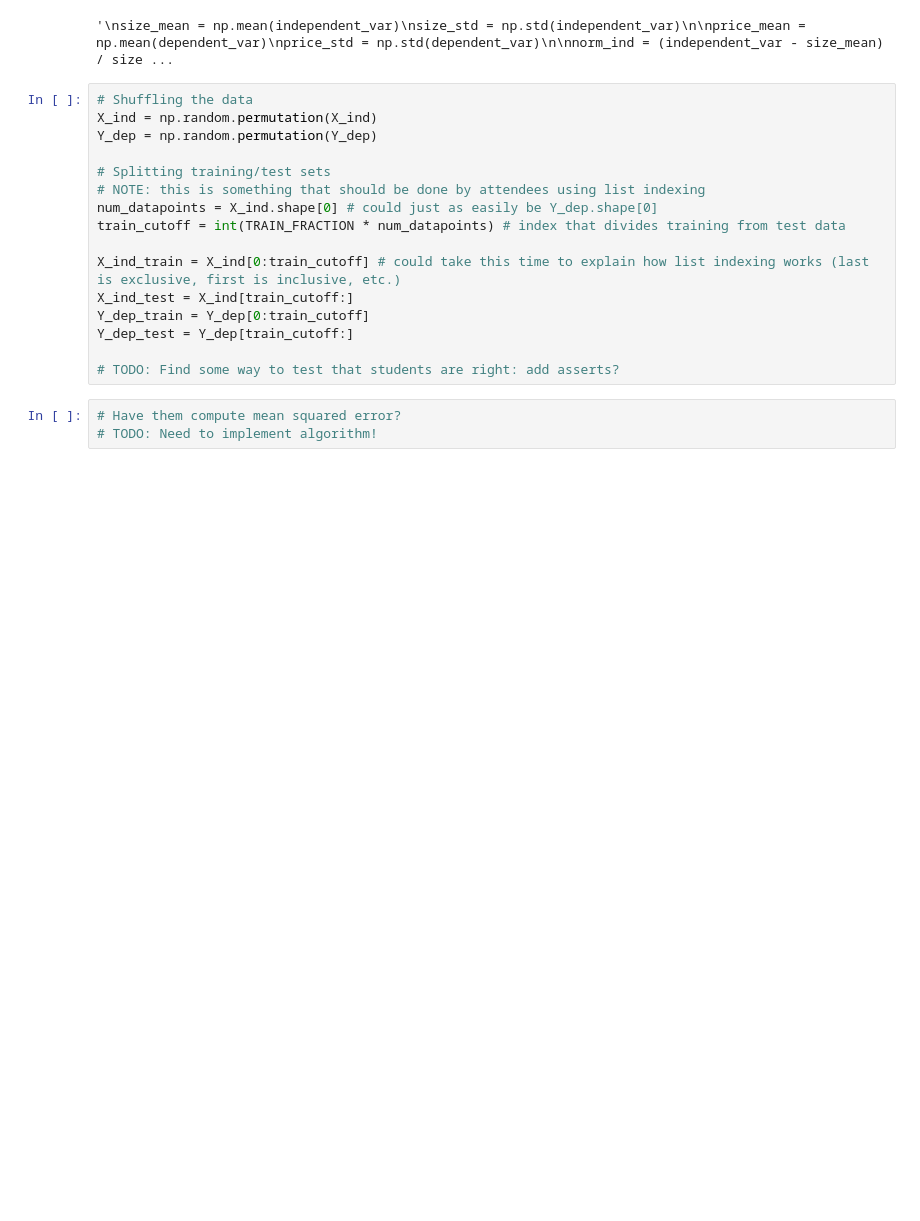
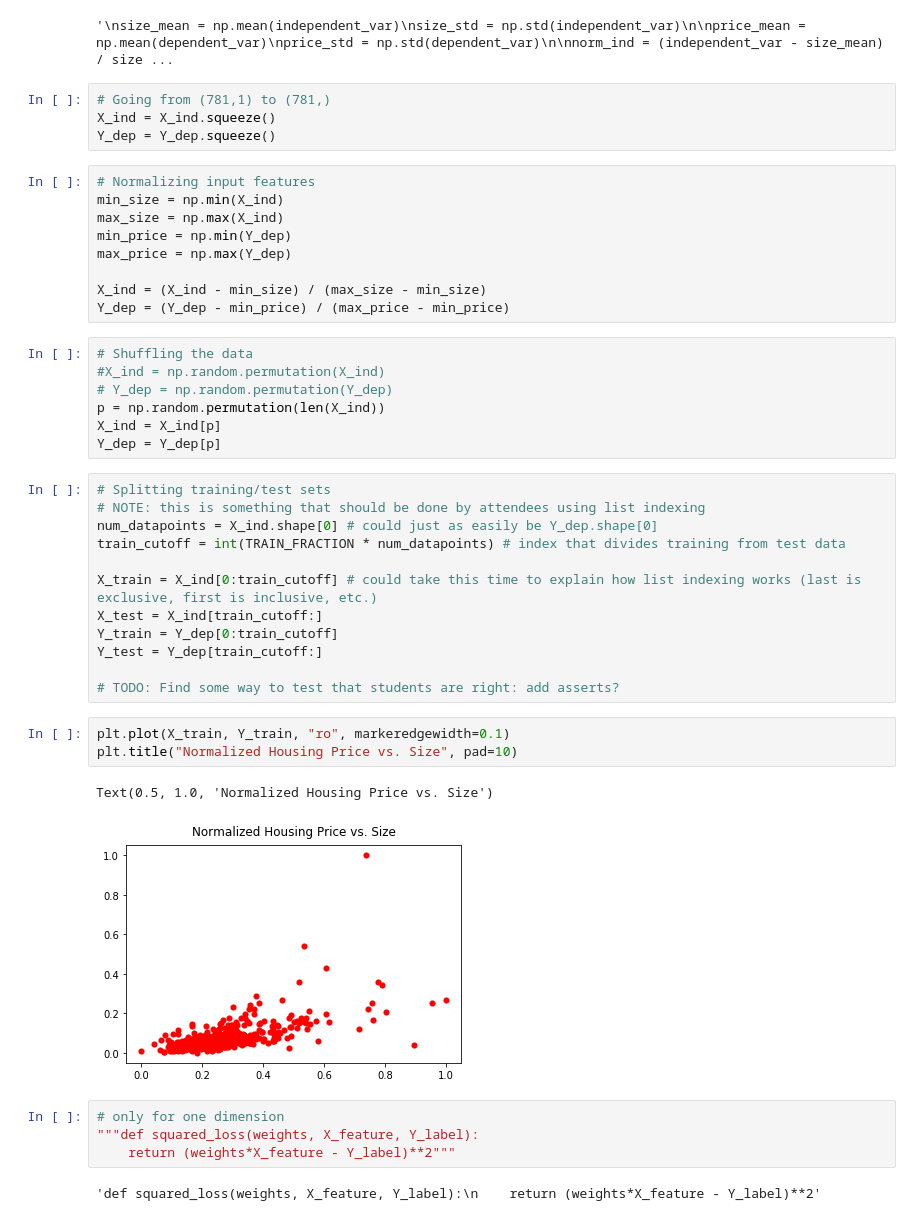
Before and after one commit to jromano87/box-office-revenue, a Jupyter notebook: box_office_revenue.ipynb, the cells around one changed output. Cells and saved outputs as stored; diff of their text form; blank space fills up the shorter version.

Commit message:
Added rest of sthalles code, need to debug

```diff
--- a/box_office_revenue.ipynb
+++ b/box_office_revenue.ipynb
@@ -54,22 +56,47 @@ plt.plot(norm_ind, norm_dep, "ro", markeredgewidth=0.1)
 # QUESTION: If you normalize, then how do you get back the actual, un-normalized price prediction when making a new prediction?
 # %% [output]
 '\nsize_mean = np.mean(independent_var)\nsize_std = np.std(independent_var)\n\nprice_mean = np.mean(dependent_var)\nprice_std = np.std(dependent_var)\n\nnorm_ind = (independent_var - size_mean) / size ...
+# %%
+# Going from (781,1) to (781,)
+X_ind = X_ind.squeeze()
+Y_dep = Y_dep.squeeze()
+# %%
+# Normalizing input features
+min_size = np.min(X_ind)
+max_size = np.max(X_ind)
+min_price = np.min(Y_dep)
+max_price = np.max(Y_dep)
+
+X_ind = (X_ind - min_size) / (max_size - min_size)
+Y_dep = (Y_dep - min_price) / (max_price - min_price)
+# %%
+# Shuffling the data
+#X_ind = np.random.permutation(X_ind)
+# Y_dep = np.random.permutation(Y_dep)
+p = np.random.permutation(len(X_ind))
+X_ind = X_ind[p]
+Y_dep = Y_dep[p]
 # %%
-# Shuffling the data
-X_ind = np.random.permutation(X_ind)
-Y_dep = np.random.permutation(Y_dep)
-
 # Splitting training/test sets
 # NOTE: this is something that should be done by attendees using list indexing
 num_datapoints = X_ind.shape[0] # could just as easily be Y_dep.shape[0]
 train_cutoff = int(TRAIN_FRACTION * num_datapoints) # index that divides training from test data
 
-X_ind_train = X_ind[0:train_cutoff] # could take this time to explain how list indexing works (last is exclusive, first is inclusive, etc.)
-X_ind_test = X_ind[train_cutoff:]
-Y_dep_train = Y_dep[0:train_cutoff]
-Y_dep_test = Y_dep[train_cutoff:]
+X_train = X_ind[0:train_cutoff] # could take this time to explain how list indexing works (last is exclusive, first is inclusive, etc.)
+X_test = X_ind[train_cutoff:]
+Y_train = Y_dep[0:train_cutoff]
+Y_test = Y_dep[train_cutoff:]
 
 # TODO: Find some way to test that students are right: add asserts?
-# %%
-# Have them compute mean squared error?
-# TODO: Need to implement algorithm!
+# %%
+plt.plot(X_train, Y_train, "ro", markeredgewidth=0.1)
+plt.title("Normalized Housing Price vs. Size", pad=10)
+# %% [output]
+Text(0.5, 1.0, 'Normalized Housing Price vs. Size')
+[figure, added]
+# %%
+# only for one dimension
+"""def squared_loss(weights, X_feature, Y_label):
+    return (weights*X_feature - Y_label)**2"""
+# %% [output]
+'def squared_loss(weights, X_feature, Y_label):\n    return (weights*X_feature - Y_label)**2'
```
Also changed, not shown: parts of 9 cells of this notebook.
